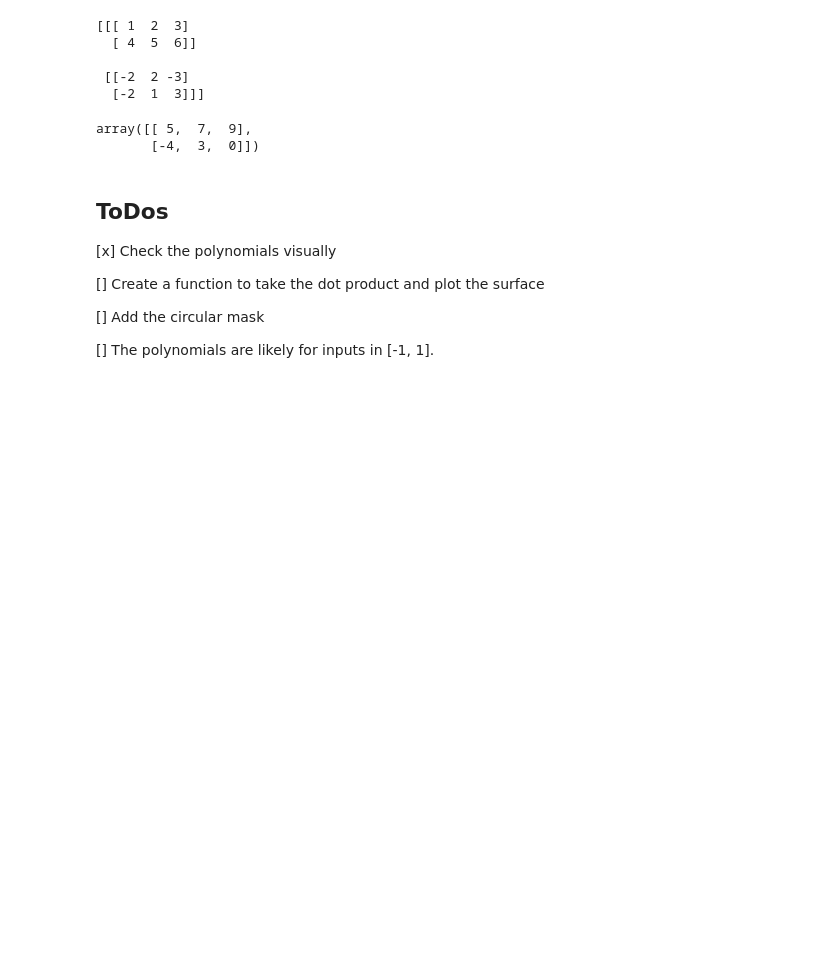
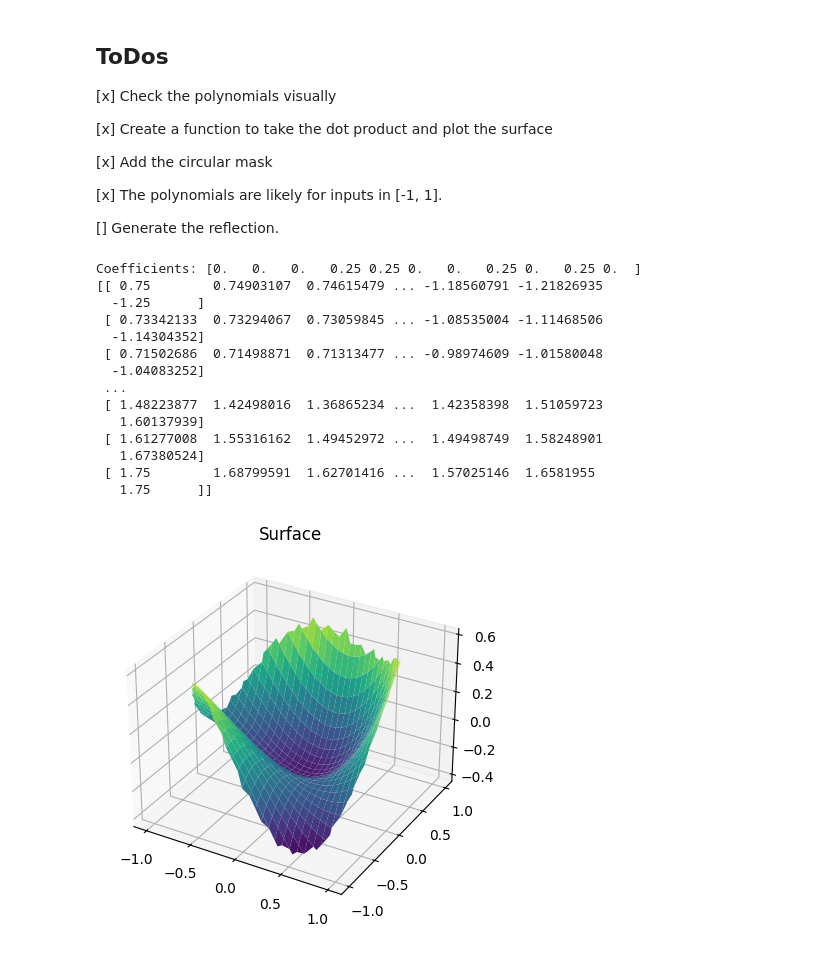
Before and after one commit to abhisheknaik96/minimal_ao_simulator, a Jupyter notebook: test.ipynb, the cells around one changed output. Saved outputs shown, nothing was run; the diff lists cells and outputs as text; code cells hidden in the pictures; blank space fills up the shorter version.

```diff
--- a/test.ipynb
+++ b/test.ipynb
@@ -265,30 +211,44 @@ plot_surface(z_3_3, "Z_3_3")
-# %%
-zernike_coeffs = np.random.random(10)
-# %%
-# attempting to get a weighted sum of 2D arrays
-
-a = np.array([[1,2,3],[4,5,6]])
-b = np.array([[-2,2,-3],[-2,1,3]])
-arrays = np.array([a,b])
-print(arrays)
-weights = np.array([1, 1])
-np.dot(weights, arrays)
-# %% [output]
-[[[ 1  2  3]
-  [ 4  5  6]]
-
- [[-2  2 -3]
-  [-2  1  3]]]
-array([[ 5,  7,  9],
-       [-4,  3,  0]])
 # %% [markdown]
 ## ToDos
 [x] Check the polynomials visually
 
-[] Create a function to take the dot product and plot the surface
+[x] Create a function to take the dot product and plot the surface
 
-[] Add the circular mask
+[x] Add the circular mask
 
-[] The polynomials are likely for inputs in [-1, 1].
+[x] The polynomials are likely for inputs in [-1, 1].
+
+[] Generate the reflection.
+# %%
+def plot_surface_given_coeffs(zernike_coeffs):
+    # ugly, but works
+    modes = [z_0_0, z_1_1m, z_1_1, z_2_2m, z_2_0, z_2_2, z_3_3m, z_3_1m, z_3_1, z_3_3]
+    surface = np.zeros_like(z_0_0)
+    for i in range(len(modes)):
+        surface += zernike_coeffs[i] * modes[i]
+
+    print(f'Coefficients: {zernike_coeffs}')
+    plot_surface(surface, 'Surface')
+
+def normalize_coefficients(coeffs):
+    return coeffs / np.sum(coeffs)
 # %%
-## ToDos:
+# zernike_coeffs = np.random.random(10)
+zernike_coeffs = np.array([0,0,0,0.25,0.25,0,0,0.25,0,0.25,0])
+plot_surface_given_coeffs(normalize_coefficients(zernike_coeffs))
+# %% [output]
+Coefficients: [0.   0.   0.   0.25 0.25 0.   0.   0.25 0.   0.25 0.  ]
+[[ 0.75        0.74903107  0.74615479 ... -1.18560791 -1.21826935
+  -1.25      ]
+ [ 0.73342133  0.73294067  0.73059845 ... -1.08535004 -1.11468506
+  -1.14304352]
+ [ 0.71502686  0.71498871  0.71313477 ... -0.98974609 -1.01580048
+  -1.04083252]
+ ...
+ [ 1.48223877  1.42498016  1.36865234 ...  1.42358398  1.51059723
+   1.60137939]
+ [ 1.61277008  1.55316162  1.49452972 ...  1.49498749  1.58248901
+   1.67380524]
+ [ 1.75        1.68799591  1.62701416 ...  1.57025146  1.6581955
+   1.75      ]]
+[figure, added]
```
Also changed, not shown: parts of 8 cells of this notebook.
